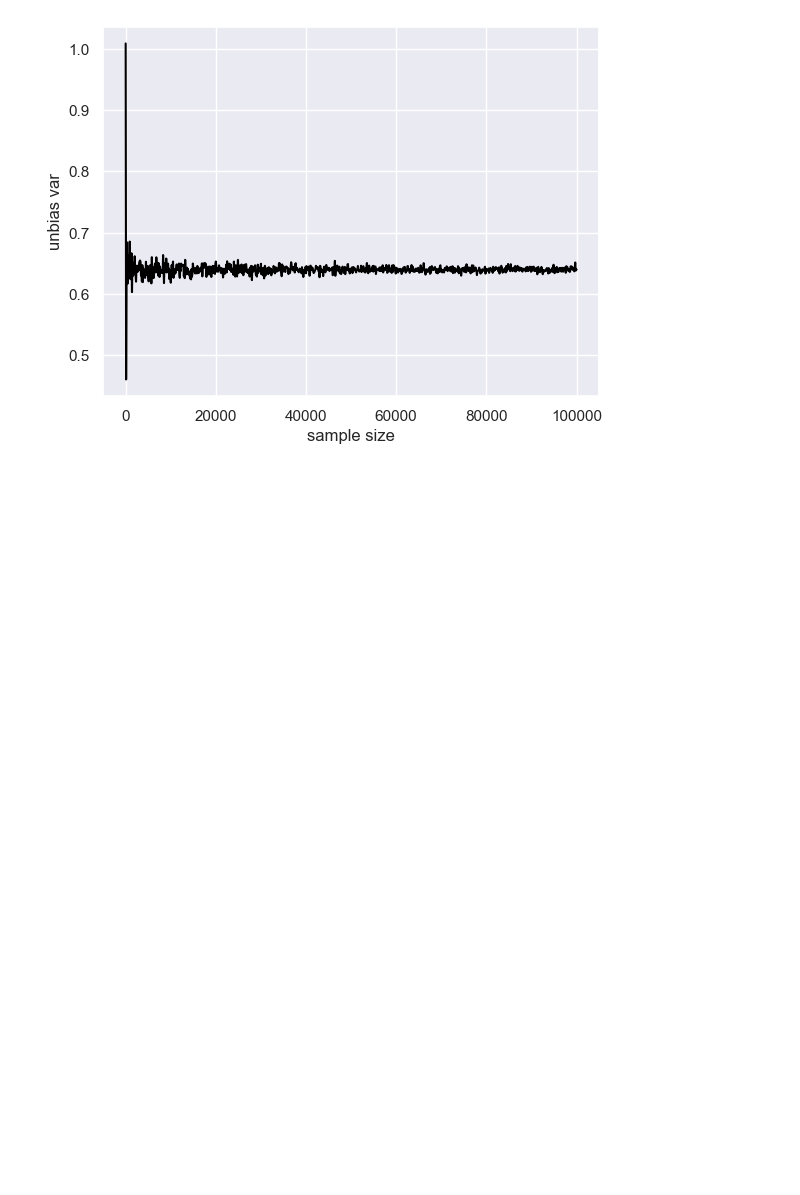
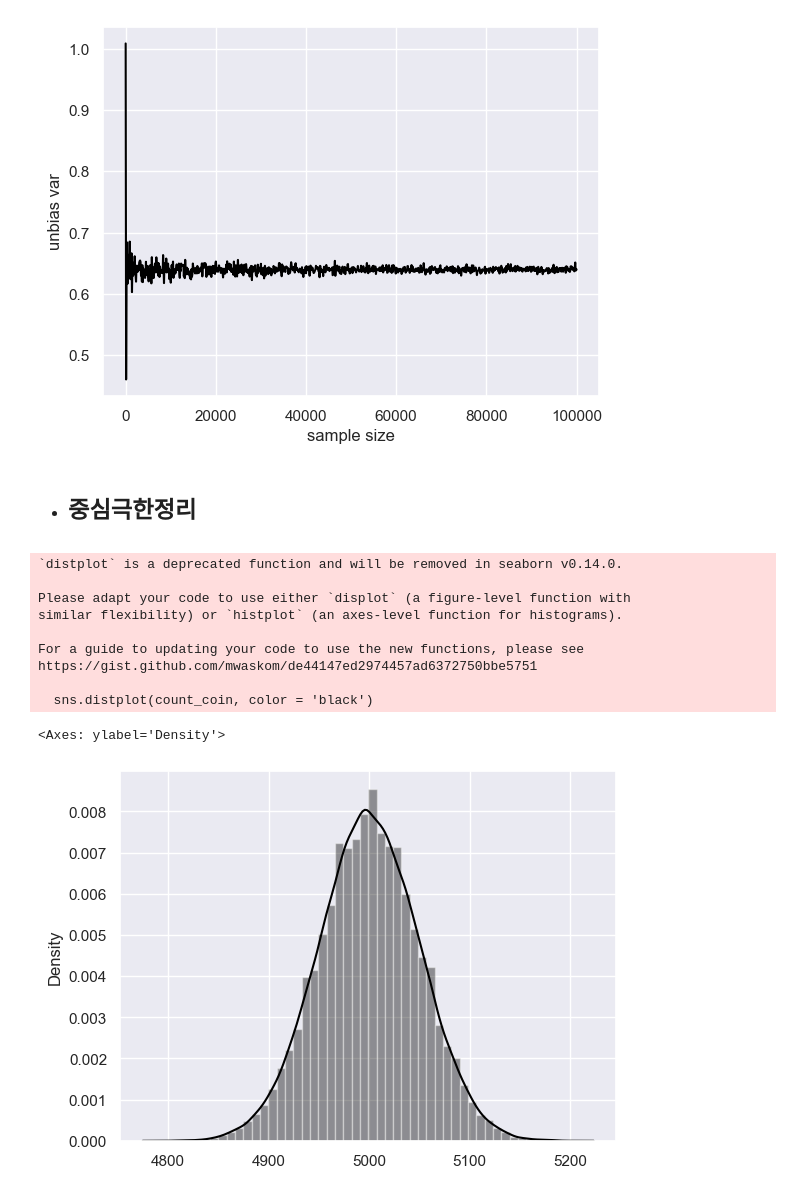
Before and after one commit to jayz1988/Machine-Learning, a Jupyter notebook: 통계학/stat.ipynb, the cells around one changed output. Drawn from its saved outputs; the diff is of its cells as text; code cells hidden in the pictures; blank space fills up the shorter version.

Commit message:
중심극한정리

```diff
--- a/통계학/stat.ipynb
+++ b/통계학/stat.ipynb
@@ -858,3 +858,35 @@ plt.ylabel("unbias var")
 # %% [output]
 Text(0, 0.5, 'unbias var')
 [figure]
+# %% [markdown]
+- ## 중심극한정리
+# %%
+# 샘플사이즈와 시행횟수
+n_size = 10000
+n_trial = 50000
+
+# 앞면이면, 1 뒷면이면 0으로 표시
+coin = np.array([0,1])
+
+# 앞면이 나온 횟수
+count_coin = np.zeros(n_trial)
+# 동전을 n_size번 던지는 시행을 n_trial번 수행
+np.random.seed(1)
+for i in range(0, n_trial):
+  count_coin[i] = sp.sum(
+    np.random.choice(coin, size = n_size, replace = True)
+  )
+# 히스토그램 그리기
+sns.distplot(count_coin, color = 'black')
+# %% [output]
+`distplot` is a deprecated function and will be removed in seaborn v0.14.0.
+
+Please adapt your code to use either `displot` (a figure-level function with
+similar flexibility) or `histplot` (an axes-level function for histograms).
+
+For a guide to updating your code to use the new functions, please see
+https://gist.github.com/mwaskom/de44147ed2974457ad6372750bbe5751
+
+  sns.distplot(count_coin, color = 'black')
+<Axes: ylabel='Density'>
+[figure, added]
```
Also changed, not shown: parts of 3 cells of this notebook.
